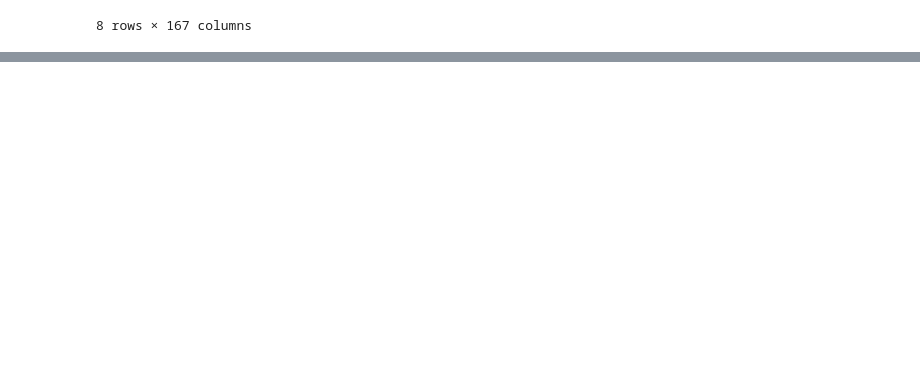
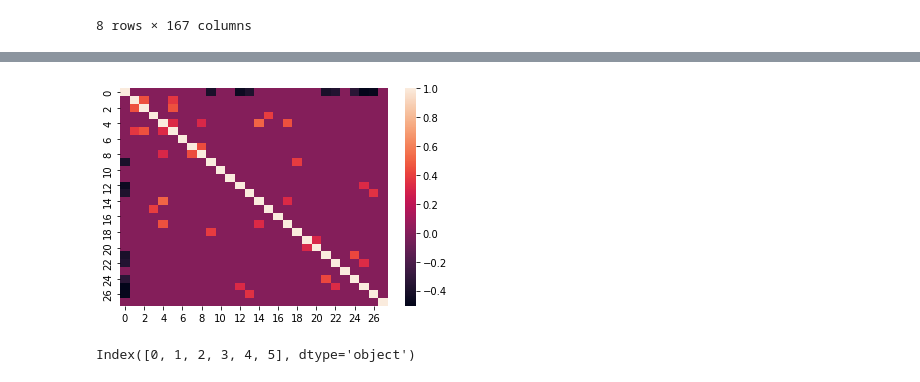
Before and after one commit to mishadobrits/anomaly_detector, a Jupyter notebook: EDA.ipynb, the cells around one changed output, grey strips where cells are left out. Drawn from its saved outputs; the diff is of its cells as text; code cells hidden in the pictures; blank space fills up the shorter version.

```diff
--- a/EDA.ipynb
+++ b/EDA.ipynb
@@ -132,0 +128,8 @@ sns.pairplot(df3, hue = 'outlier')
+# %%
+draw_sns_corr_matrix(df1)
+# %% [output]
+[figure, added]
+# %%
+df3.columns.drop("outlier")
+# %% [output]
+Index([0, 1, 2, 3, 4, 5], dtype='object')
```
Also changed, not shown: parts of 4 cells of this notebook.
